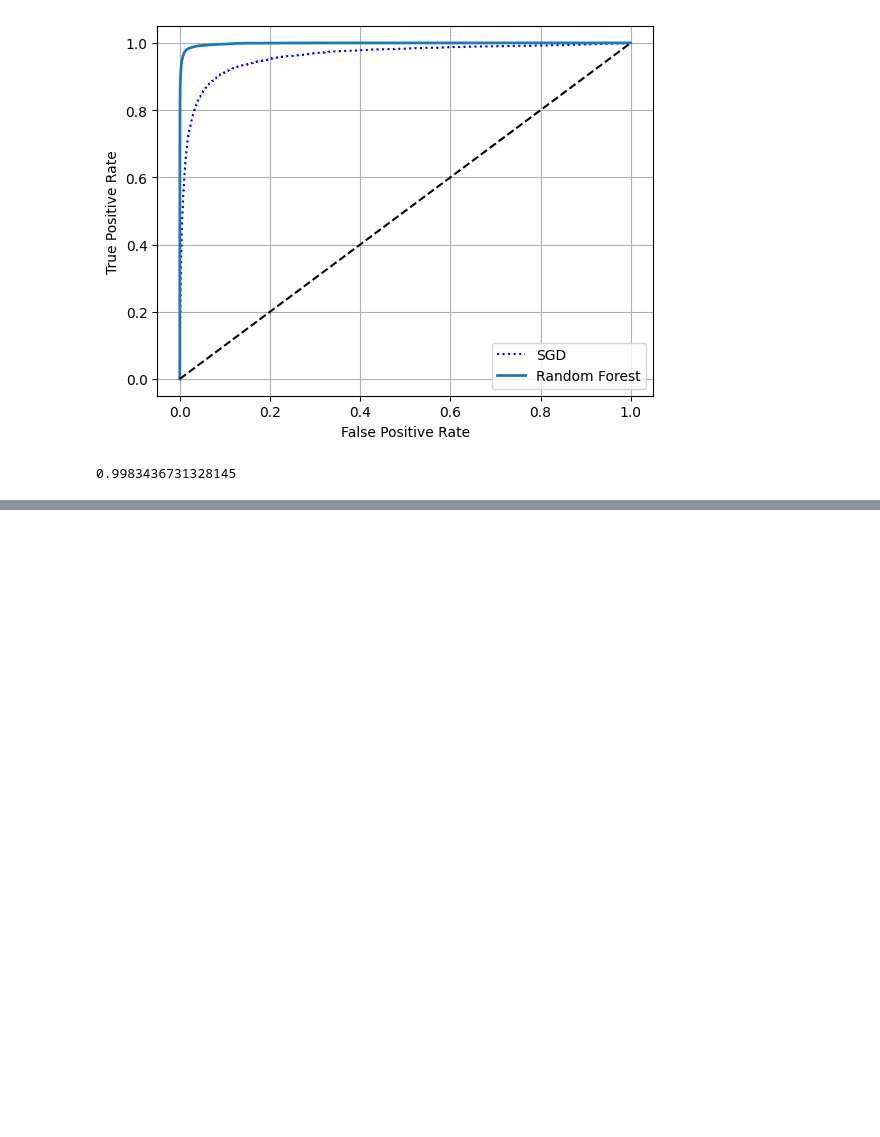
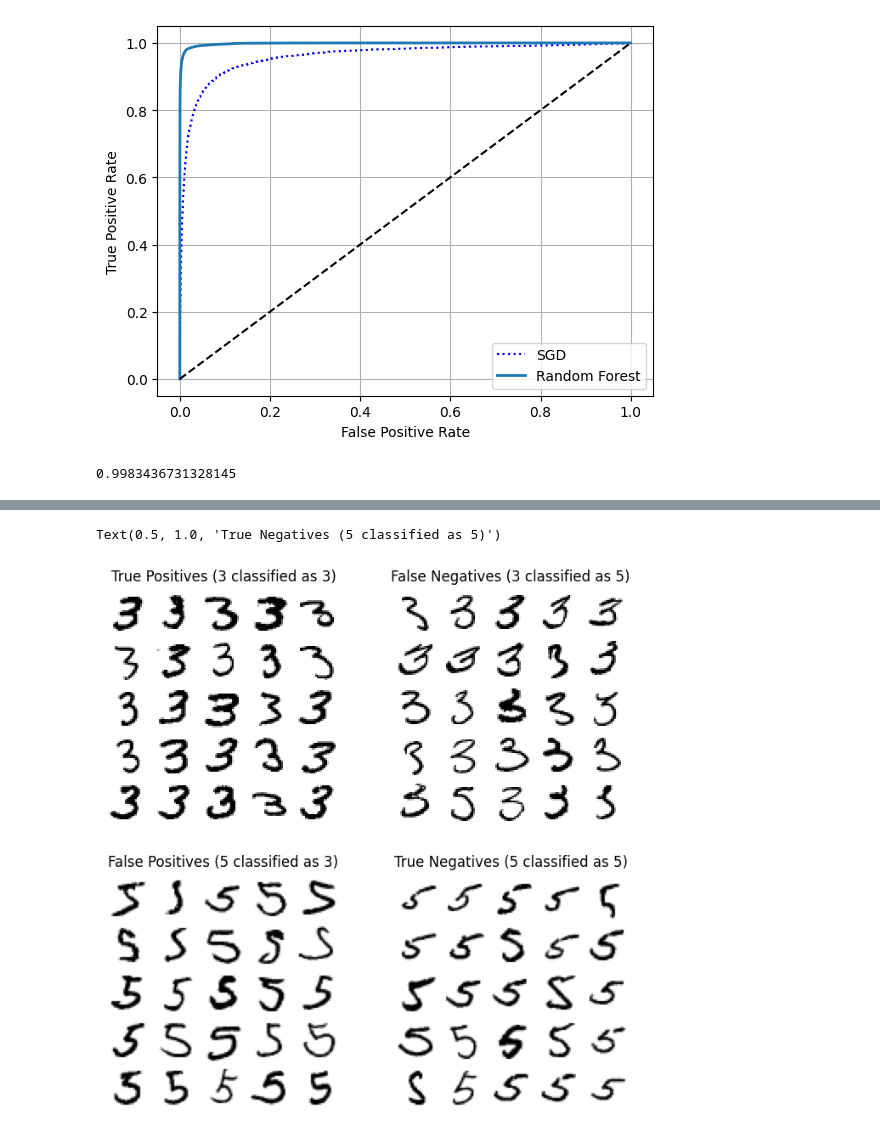
Before and after one commit to MottuqeBrid/Machine-Learning-exploring, a Jupyter notebook: 3 Classification.ipynb, the cells around one changed output, grey strips where cells are left out. Cells and saved outputs as stored; diff of their text form; code cells hidden in the pictures; blank space fills up the shorter version.

```diff
--- a/3 Classification.ipynb
+++ b/3 Classification.ipynb
@@ -320,0 +445,43 @@ roc_auc_score(y_train_5, y_scores_forest)
+# %%
+cl_a, cl_b = 3, 5
+x_aa = x_train[(y_train == cl_a) & (y_train_pred == cl_a)] # true positive
+x_ab = x_train[(y_train == cl_a) & (y_train_pred == cl_b)] # false negative
+x_ba = x_train[(y_train == cl_b) & (y_train_pred == cl_a)] # false positive
+x_bb = x_train[(y_train == cl_b) & (y_train_pred == cl_b)] # true negative
+# %%
+import numpy as np
+import matplotlib.pyplot as plt
+
+def plot_digits(instances, images_per_row=5):
+    """
+    instances: NumPy array of shape (n_samples, 784)
+    images_per_row: কতগুলো ছবি এক row-এ দেখাবে
+    """
+    size = 28  # MNIST images are 28x28
+    n_images = len(instances)
+    images_per_row = min(n_images, images_per_row)
+
+    # প্রতিটা 1D array reshape করে 2D image বানানো
+    images = [x.reshape(size, size) for x in instances.to_numpy()]
+
+    # row-wise concatenate
+    rows = [
+        np.concatenate(images[i:i+images_per_row], axis=1)
+        for i in range(0, n_images, images_per_row)
+    ]
+
+    # সব row-কে vertical axis-এ concatenate
+    full_image = np.concatenate(rows, axis=0)
+
+    # plot
+    plt.imshow(full_image, cmap="binary")
+    plt.axis("off")
+# %%
+plt.figure(figsize=(8,8))
+plt.subplot(2,2,1); plot_digits(x_aa[:25], images_per_row=5); plt.title("True Positives (3 classified as 3)")
+plt.subplot(2,2,2); plot_digits(x_ab[:25], images_per_row=5); plt.title("False Negatives (3 classified as 5)")
+plt.subplot(2,2,3); plot_digits(x_ba[:25], images_per_row=5); plt.title("False Positives (5 classified as 3)")
+plt.subplot(2,2,4); plot_digits(x_bb[:25], images_per_row=5); plt.title("True Negatives (5 classified as 5)")
+# %% [output]
+Text(0.5, 1.0, 'True Negatives (5 classified as 5)')
+[figure, added]
```
Also changed, not shown: parts of 25 cells of this notebook, 1 other file.
